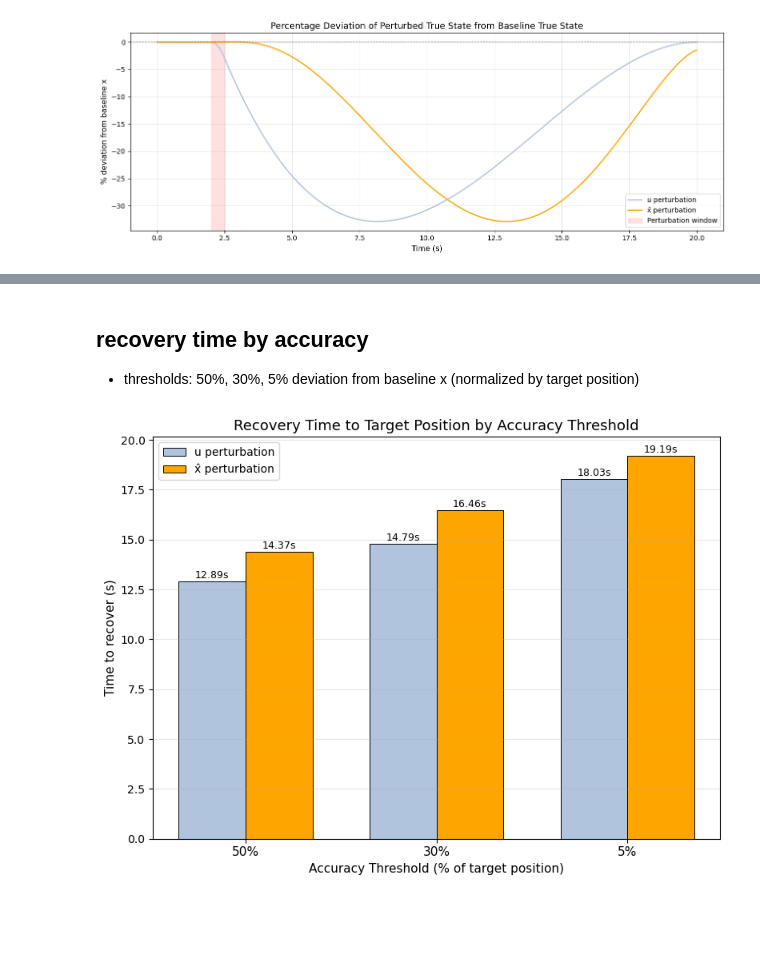
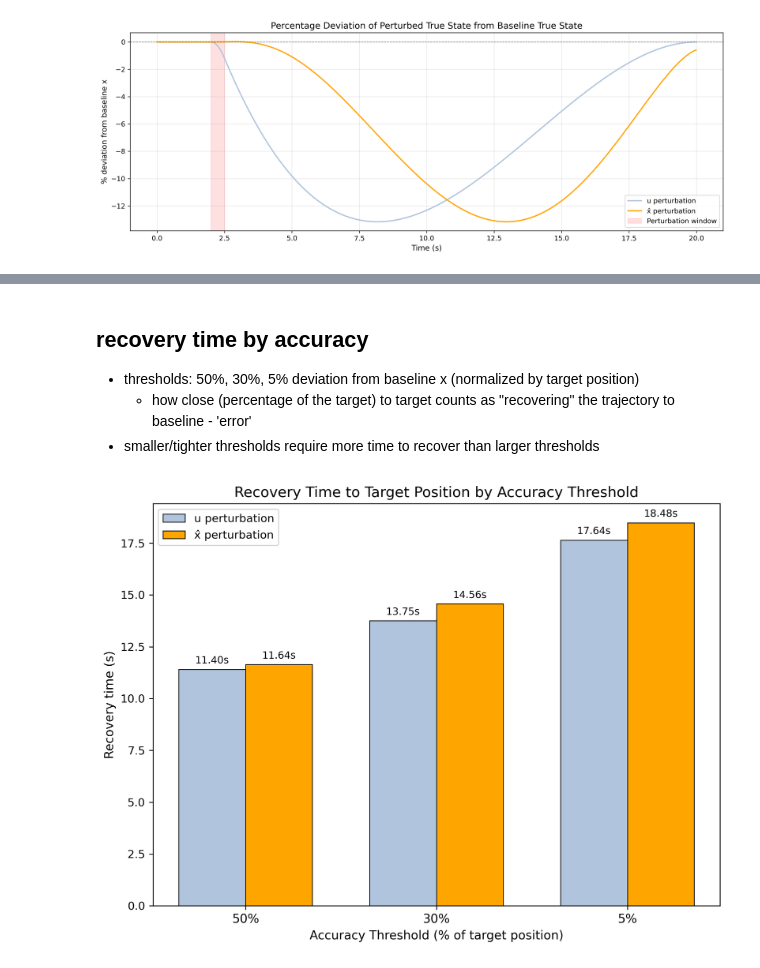
Before and after one commit to emilyekstrum/cerebellar_LQG_control, a Jupyter notebook: notebooks/lqg_model_1d.ipynb, the cells around one changed output, grey strips where cells are left out. Saved outputs shown, nothing was run; the diff lists cells and outputs as text; code cells hidden in the pictures; blank space fills up the shorter version.

Commit message:
loss and u plots

```diff
--- a/notebooks/lqg_model_1d.ipynb
+++ b/notebooks/lqg_model_1d.ipynb
@@ -11,6 +11,8 @@ import matplotlib.pyplot as plt
 import pandas as pd
 from model import lqg_model
 
+plt.rcParams['figure.dpi'] = 300
+
 %matplotlib inline
 # %% [markdown]
 ## Initialize LQG Model with Parameters
@@ -185,7 +187,7 @@ perturbation_end = 250
 
 # per-dimension control perturbation magnitude
 # 1D model: single acceleration axis (ax)
-u_pert_magnitude = -25 # ax perturbation
+u_pert_magnitude = -10 # ax perturbation
 
 # same noise as baseline for comparison
 v_noise = baseline_data['noise']['v']
@@ -643,49 +645,63 @@ summary_df
 # %% [markdown]
 ## recovery time by accuracy
 - thresholds: 50%, 30%, 5% deviation from baseline x (normalized by target position)
+    - how close (percentage of the target) to target counts as "recovering" the trajectory to baseline - 'error'
+- smaller/tighter thresholds require more time to recover than larger thresholds
 # %%
 # distance from target position, as % of T_p
-abs_pct_from_target_u    = np.abs(x_u_pert     - T_p) / T_p * 100
+abs_pct_from_target_u    = np.abs(x_u_pert      - T_p) / T_p * 100
 abs_pct_from_target_xhat = np.abs(x_xhat_direct - T_p) / T_p * 100
 
 thresholds = [('50%', 50), ('30%', 30), ('5%', 5)]
 
-def recovery_time(arr, thr, search_start, horizon):
-    """First t >= peak deviation where arr[t] drops below thr."""
-    peak_t = search_start + np.argmax(arr[search_start:horizon])
-    rec_t  = next((t for t in range(peak_t, horizon) if arr[t] < thr), None)
-    return rec_t
+def backward_settled(arr, thr, search_start, horizon):
+    """Last step in [search_start:horizon] where arr > thr; returns first settled step or None."""
+    sub = arr[search_start:horizon]
+    above = np.where(sub > thr)[0]
+    if len(above) == 0:
+        return search_start
+    last_above = above[-1]
+    if last_above >= len(sub) - 1:
+        return None
+    return search_start + last_above + 1
 
 rec_u, rec_xhat = [], []
 for _, thr in thresholds:
-    t_u  = recovery_time(abs_pct_from_target_u,    thr, perturbation_end, horizon)
-    t_xh = recovery_time(abs_pct_from_target_xhat, thr, perturbation_end, horizon)
+    t_u  = backward_settled(abs_pct_from_target_u,    thr, perturbation_end, horizon)
+    t_xh = backward_settled(abs_pct_from_target_xhat, thr, perturbation_end, horizon)
     rec_u.append(time[t_u]   if t_u  is not None else np.nan)
     rec_xhat.append(time[t_xh] if t_xh is not None else np.nan)
 
 thr_labels = [t[0] for t in thresholds]
 x = np.arange(len(thr_labels))
 width = 0.35
 
+max_val = np.nanmax([v for v in rec_u + rec_xhat if not np.isnan(v)] or [1])
+stub_h  = max_val * 0.05
+
 fig, ax = plt.subplots(figsize=(8, 6))
 
-bars_u    = ax.bar(x - width/2, rec_u,    width, label='u perturbation',  color='lightsteelblue', edgecolor='k', linewidth=0.7)
-bars_xhat = ax.bar(x + width/2, rec_xhat, width, label='x̂ perturbation', color='orange', edgecolor='k', linewidth=0.7)
+bars_u    = ax.bar(x - width/2, [v if not np.isnan(v) else stub_h for v in rec_u],
+                   width, label='u perturbation',  color='lightsteelblue', edgecolor='k', linewidth=0.7)
+bars_xhat = ax.bar(x + width/2, [v if not np.isnan(v) else stub_h for v in rec_xhat],
+                   width, label='x̂ perturbation', color='orange',          edgecolor='k', linewidth=0.7)
 
-for bar in list(bars_u) + list(bars_xhat):
+for bar, val in zip(list(bars_u) + list(bars_xhat), rec_u + rec_xhat):
     h = bar.get_height()
-    if not np.isnan(h):
-        ax.text(bar.get_x() + bar.get_width()/2, h + 0.05, f'{h:.2f}s',
+    if not np.isnan(val):
+        ax.text(bar.get_x() + bar.get_width()/2, h + max_val * 0.01, f'{val:.2f}s',
                 ha='center', va='bottom', fontsize=9)
+    else:
+        ax.text(bar.get_x() + bar.get_width()/2, stub_h + max_val * 0.01, 'no recovery',
+                ha='center', va='bottom', fontsize=8, color='gray', style='italic')
 
 ax.set_xticks(x)
 ax.set_xticklabels(thr_labels, fontsize=11)
 ax.set_xlabel('Accuracy Threshold (% of target position)', fontsize=11)
-ax.set_ylabel('Time to recover (s)', fontsize=11)
+ax.set_ylabel('Recovery time (s)', fontsize=11)
 ax.set_title('Recovery Time to Target Position by Accuracy Threshold', fontsize=13)
 ax.legend(fontsize=10)
-ax.grid(True, axis='y', alpha=0.3)
 plt.tight_layout()
 plt.show()
 # %% [output]
-[figure, old version]
+[figure, new version]
```
Also changed, not shown: parts of 11 cells of this notebook.
